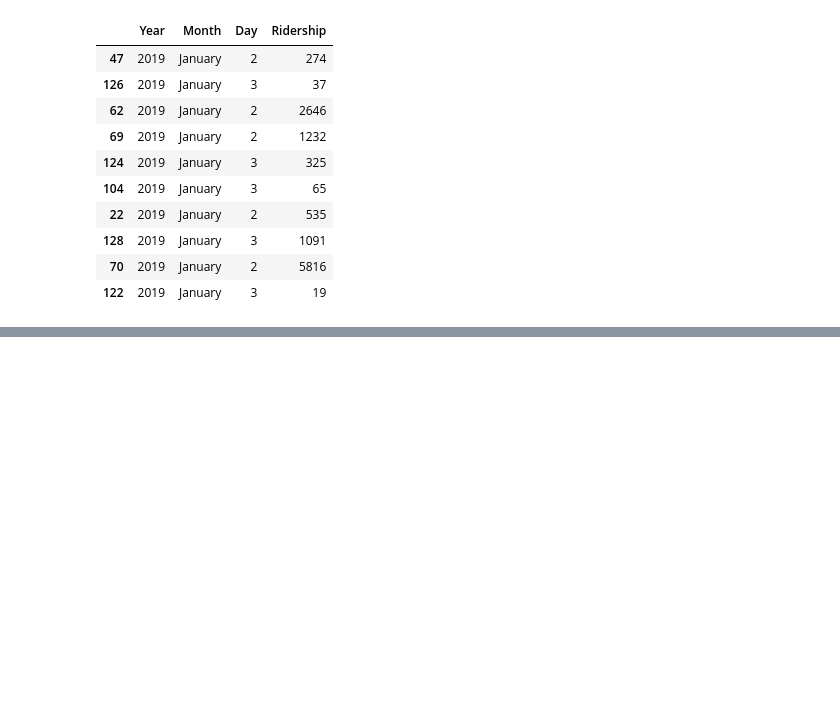
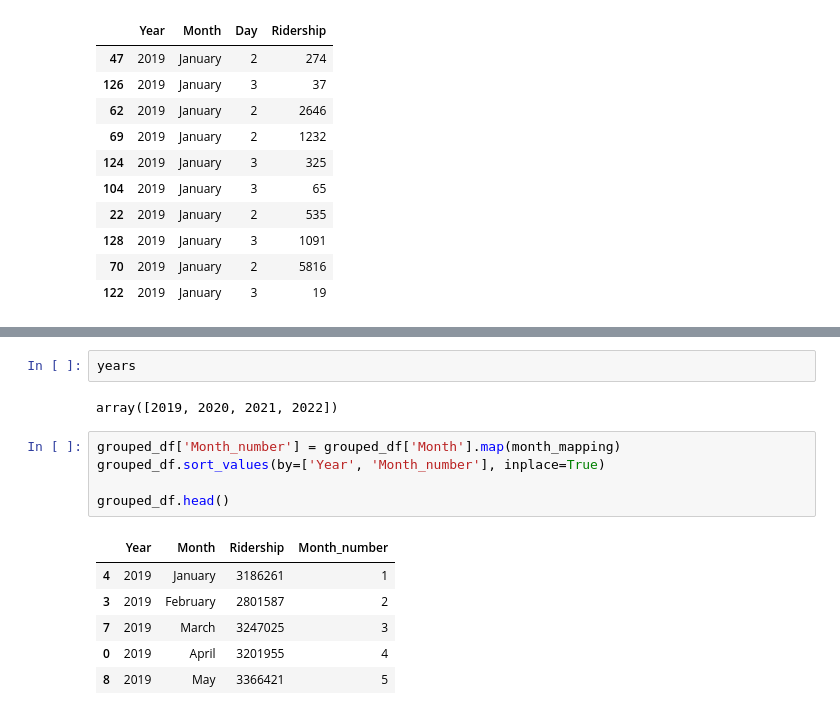
Before and after one commit to Asore94/dkarMiniProject, a Jupyter notebook: preprocessing.ipynb, the cells around one changed output, grey strips where cells are left out. Cells and saved outputs as stored; diff of their text form; blank space fills up the shorter version.

```diff
--- a/preprocessing.ipynb
+++ b/preprocessing.ipynb
@@ -99,0 +155,16 @@ df_filtered.sample(10)
+# %%
+years
+# %% [output]
+array([2019, 2020, 2021, 2022])
+# %%
+grouped_df['Month_number'] = grouped_df['Month'].map(month_mapping)
+grouped_df.sort_values(by=['Year', 'Month_number'], inplace=True)
+
+grouped_df.head()
+# %% [output]
+|  | Year | Month | Ridership | Month_number |
+| 4 | 2019 | January | 3186261 | 1 |
+| 3 | 2019 | February | 2801587 | 2 |
+| 7 | 2019 | March | 3247025 | 3 |
+| 0 | 2019 | April | 3201955 | 4 |
+| 8 | 2019 | May | 3366421 | 5 |
```
Also changed, not shown: parts of 8 cells of this notebook.
